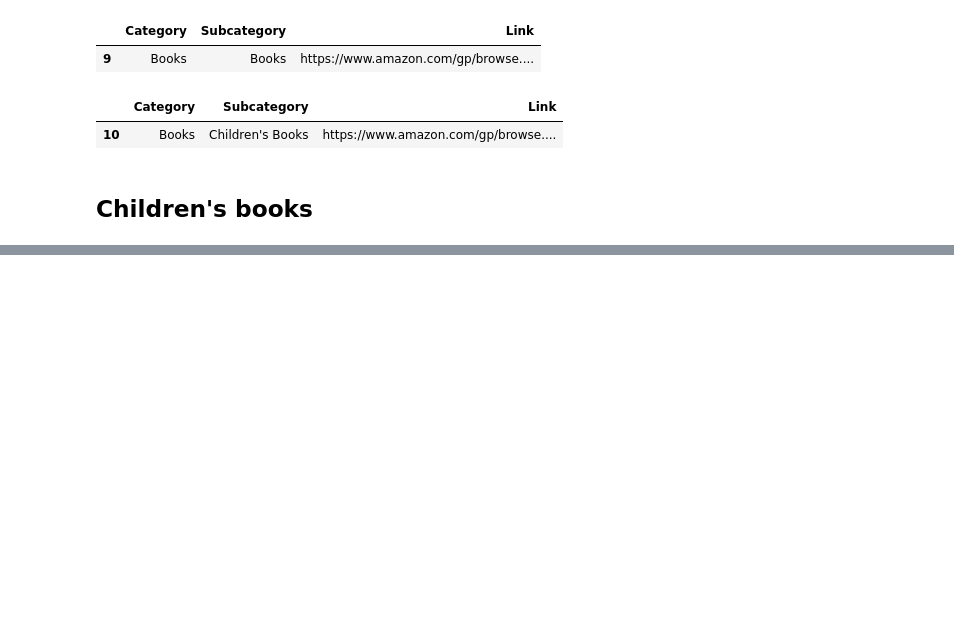
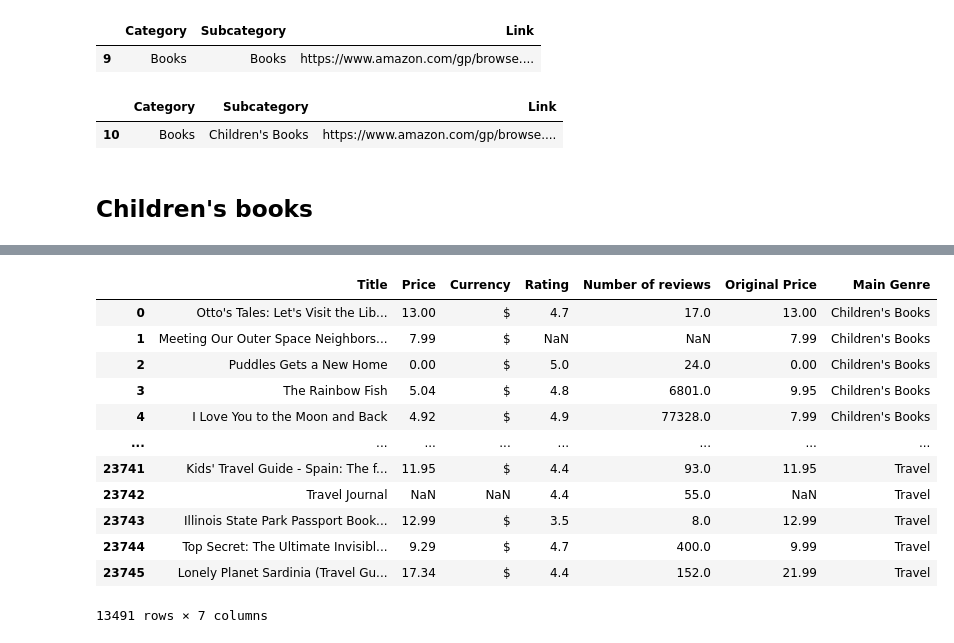
Before and after one commit to MAYBEVI4ER/GP_2, a Jupyter notebook: GP 2 - Scraping & API.ipynb, the cells around one changed output, grey strips where cells are left out. Drawn from its saved outputs; the diff is of its cells as text; code cells hidden in the pictures; blank space fills up the shorter version.

```diff
--- a/GP 2 - Scraping & API.ipynb
+++ b/GP 2 - Scraping & API.ipynb
@@ -611,0 +656,16 @@ data.to_csv('All_added_books_data_temp.csv')
+# %%
+data.drop_duplicates()
+# %% [output]
+|  | Title | Price | Currency | Rating | Number of reviews | Original Price | Main Genre |
+| 0 | Otto's Tales: Let's Visit the Lib... | 13.00 | $ | 4.7 | 17.0 | 13.00 | Children's Books |
+| 1 | Meeting Our Outer Space Neighbors... | 7.99 | $ | NaN | NaN | 7.99 | Children's Books |
+| 2 | Puddles Gets a New Home | 0.00 | $ | 5.0 | 24.0 | 0.00 | Children's Books |
+| 3 | The Rainbow Fish | 5.04 | $ | 4.8 | 6801.0 | 9.95 | Children's Books |
+| 4 | I Love You to the Moon and Back | 4.92 | $ | 4.9 | 77328.0 | 7.99 | Children's Books |
+| ... | ... | ... | ... | ... | ... | ... | ... |
+| 23741 | Kids' Travel Guide - Spain: The f... | 11.95 | $ | 4.4 | 93.0 | 11.95 | Travel |
+| 23742 | Travel Journal | NaN | NaN | 4.4 | 55.0 | NaN | Travel |
+| 23743 | Illinois State Park Passport Book... | 12.99 | $ | 3.5 | 8.0 | 12.99 | Travel |
+| 23744 | Top Secret: The Ultimate Invisibl... | 9.29 | $ | 4.7 | 400.0 | 9.99 | Travel |
+| 23745 | Lonely Planet Sardinia (Travel Gu... | 17.34 | $ | 4.4 | 152.0 | 21.99 | Travel |
+13491 rows × 7 columns
```
Also changed, not shown: parts of 11 cells of this notebook, 1 other file.
